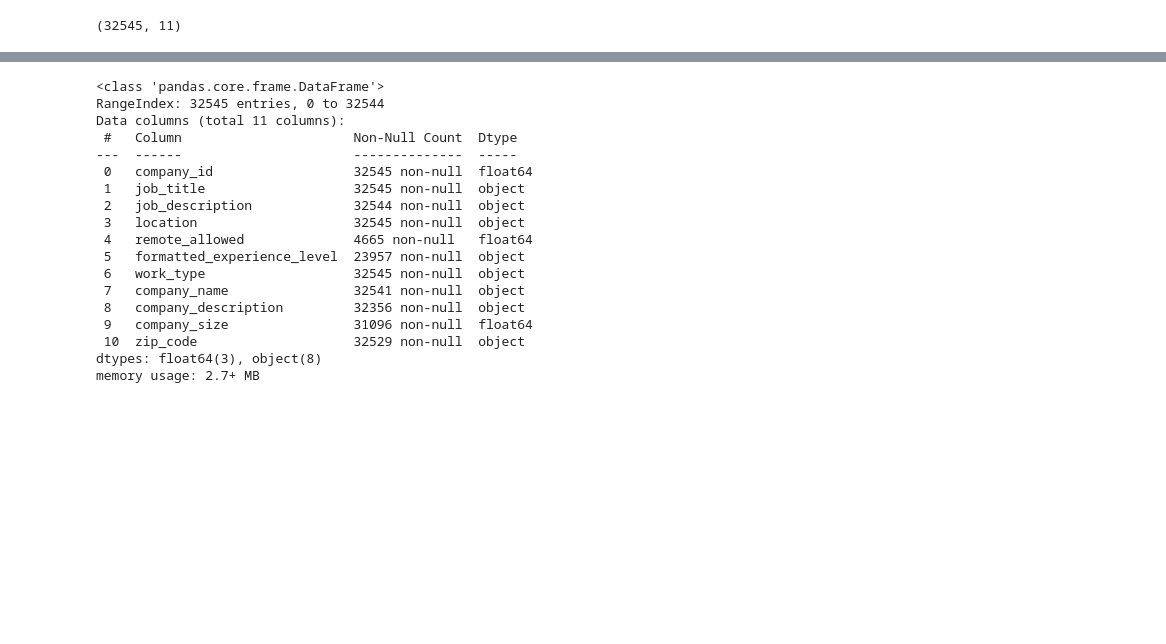
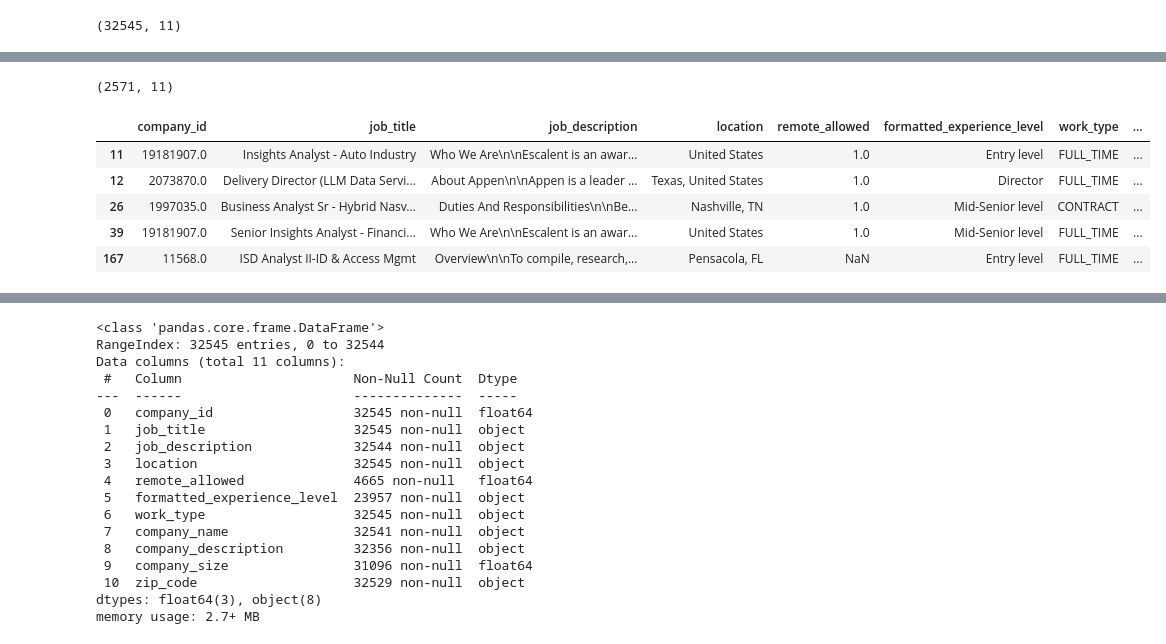
Before and after one commit to Z-Source-Code/Resume-Screener, a Jupyter notebook: notebooks/Data Analysis_v2.ipynb, the cells around one changed output, grey strips where cells are left out. Cells and saved outputs as stored; diff of their text form; code cells hidden in the pictures; blank space fills up the shorter version.

```diff
--- a/notebooks/Data Analysis_v2.ipynb
+++ b/notebooks/Data Analysis_v2.ipynb
@@ -91,0 +113,27 @@ display(merged_df.head(), merged_df.describe(include='object'), merged_df.shape)
+# %%
+import re
+
+keywords = ['Data Science', 'Data Scientist', 'MLOps', 'Machine Learning Engineer',
+            'Machine Learning', 'Artificial Intelligence', 'Deep Learning', 'Natural Language Processing',
+            'Business Analyst', 'Data Analyst', 'Software Engineer', 'Big Data', 'Data', 'Analyst']
+
+# Compile regular expression pattern
+pattern = re.compile('|'.join(keywords), flags=re.IGNORECASE)
+
+# Function to check if any keyword exists in the given text using regular expression
+def contains_keyword(text):
+    return bool(pattern.search(text))
+
+# Filter rows based on keywords in the 'Job Title' column
+filtered_df = df[df['job_title'].apply(contains_keyword)]
+
+print(filtered_df.shape)
+filtered_df.head()
+# %% [output]
+(2571, 11)
+|  | company_id | job_title | job_description | location | remote_allowed | formatted_experience_level | work_type | ... |
+| 11 | 19181907.0 | Insights Analyst - Auto Industry | Who We Are\n\nEscalent is an awar... | United States | 1.0 | Entry level | FULL_TIME | ... |
+| 12 | 2073870.0 | Delivery Director (LLM Data Servi... | About Appen\n\nAppen is a leader ... | Texas, United States | 1.0 | Director | FULL_TIME | ... |
+| 26 | 1997035.0 | Business Analyst Sr - Hybrid Nasv... | Duties And Responsibilities\n\nBe... | Nashville, TN | 1.0 | Mid-Senior level | CONTRACT | ... |
+| 39 | 19181907.0 | Senior Insights Analyst - Financi... | Who We Are\n\nEscalent is an awar... | United States | 1.0 | Mid-Senior level | FULL_TIME | ... |
+| 167 | 11568.0 | ISD Analyst II-ID & Access Mgmt | Overview\n\nTo compile, research,... | Pensacola, FL | NaN | Entry level | FULL_TIME | ... |
```
Also changed, not shown: parts of 12 cells of this notebook, 2 other files.
